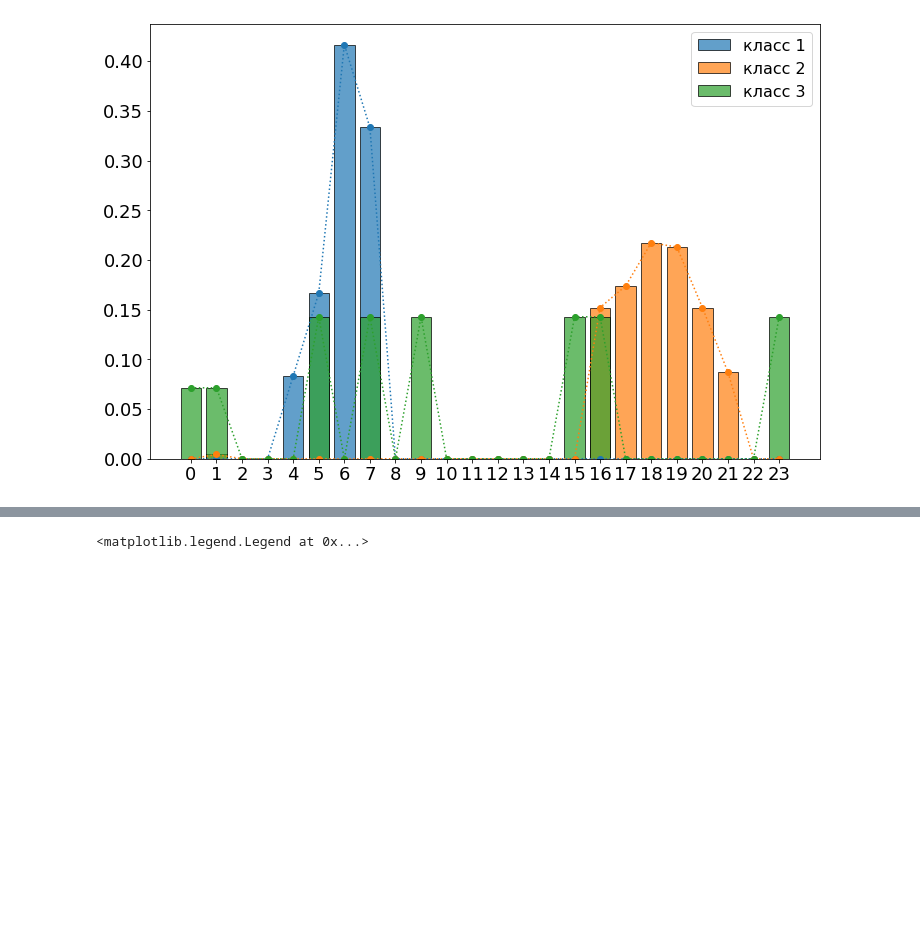
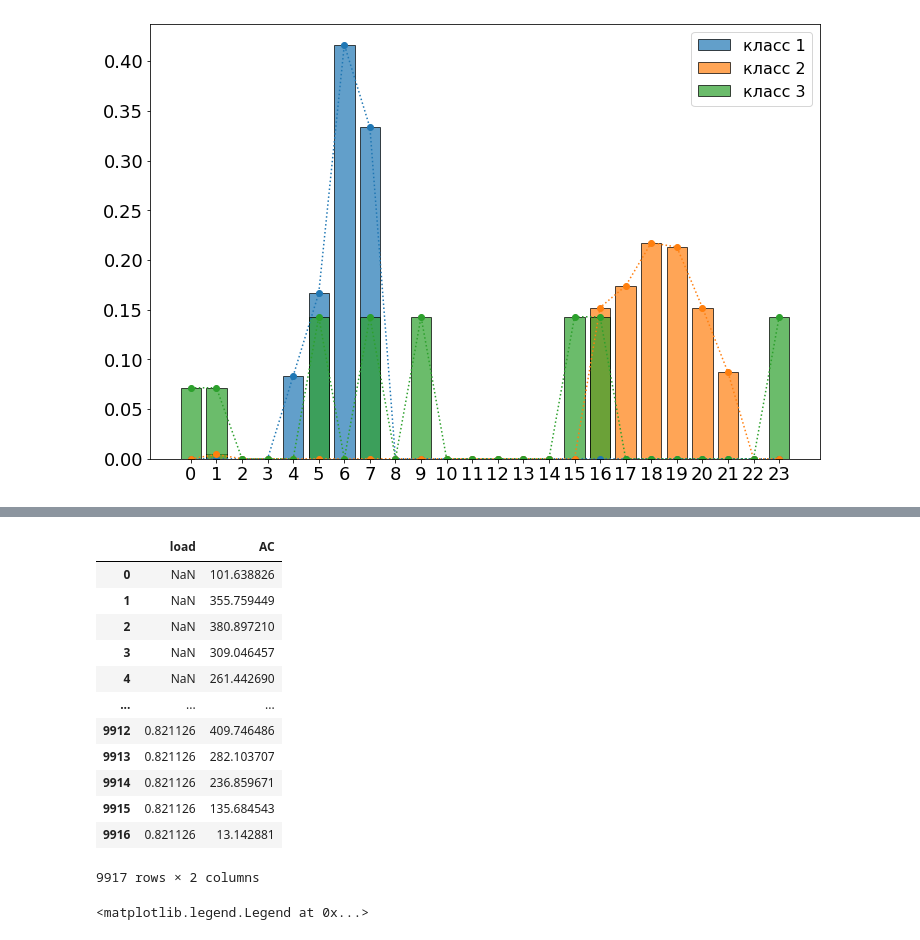
Before and after one commit to Shai670/Residential_consumption_modeling, a Jupyter notebook: Battery.ipynb, the cells around one changed output, grey strips where cells are left out. Drawn from its saved outputs; the diff is of its cells as text; code cells hidden in the pictures; blank space fills up the shorter version.

```diff
--- a/Battery.ipynb
+++ b/Battery.ipynb
@@ -223,0 +233,8 @@ class battery:
+# %%
+loadd=pd.DataFrame(electric_load)
+loadd = pd.merge(load, pv, left_index=True, right_index=True, how='outer').interpolate(method='polynomial', order=3).replace()
+
+
+sol=pd.DataFrame(df)
+print(loadd)
+print(sol)
@@ -224,3 +259,19 @@ class battery:
+# %%
+pd.merge(loadd, sol)
+# %% [output]
+|  | load | AC |
+| 0 | NaN | 101.638826 |
+| 1 | NaN | 355.759449 |
+| 2 | NaN | 380.897210 |
+| 3 | NaN | 309.046457 |
+| 4 | NaN | 261.442690 |
+| ... | ... | ... |
+| 9912 | 0.821126 | 409.746486 |
+| 9913 | 0.821126 | 282.103707 |
+| 9914 | 0.821126 | 236.859671 |
+| 9915 | 0.821126 | 135.684543 |
+| 9916 | 0.821126 | 13.142881 |
+9917 rows × 2 columns
 # %%
 bat = battery(Pnom=10, capacity=2)
 Pgen  = np.sin(np.linspace(0,6,100))*10 + 10
```
Also changed, not shown: parts of 4 cells of this notebook.
